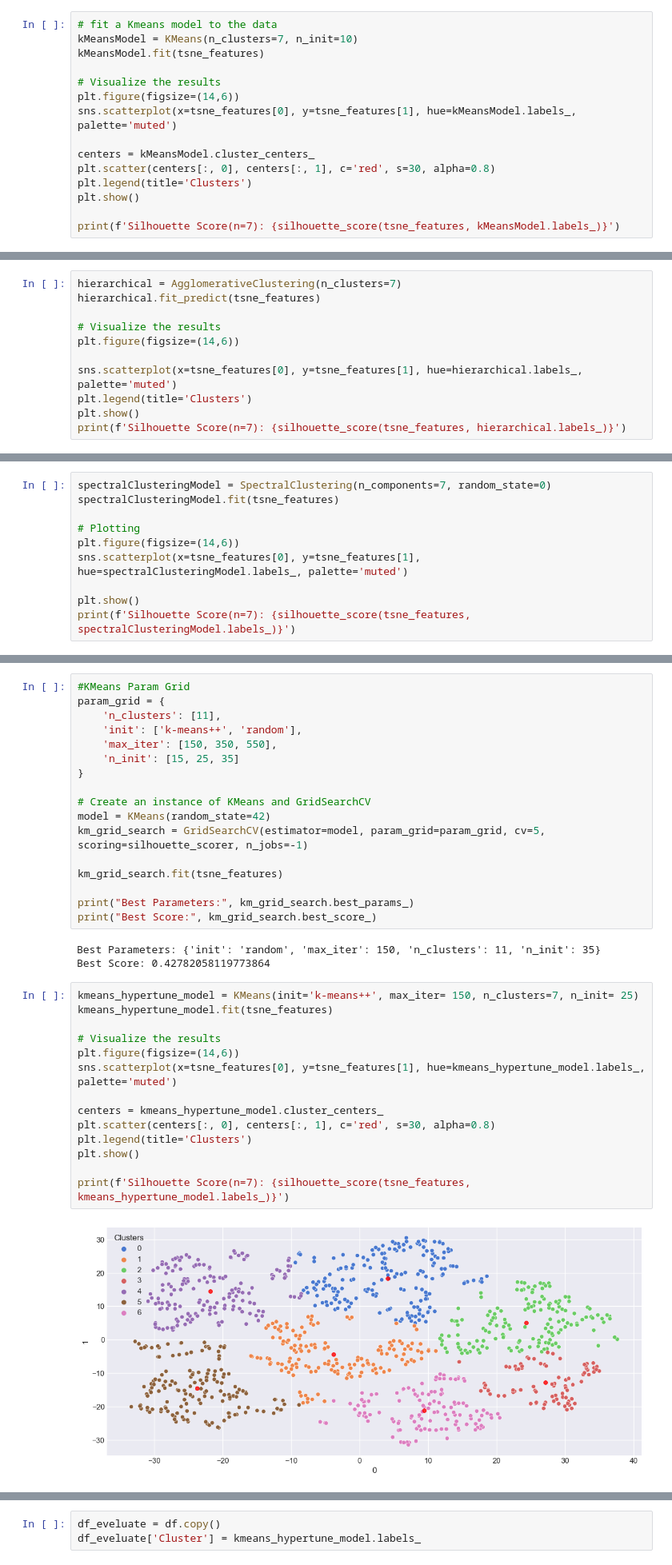
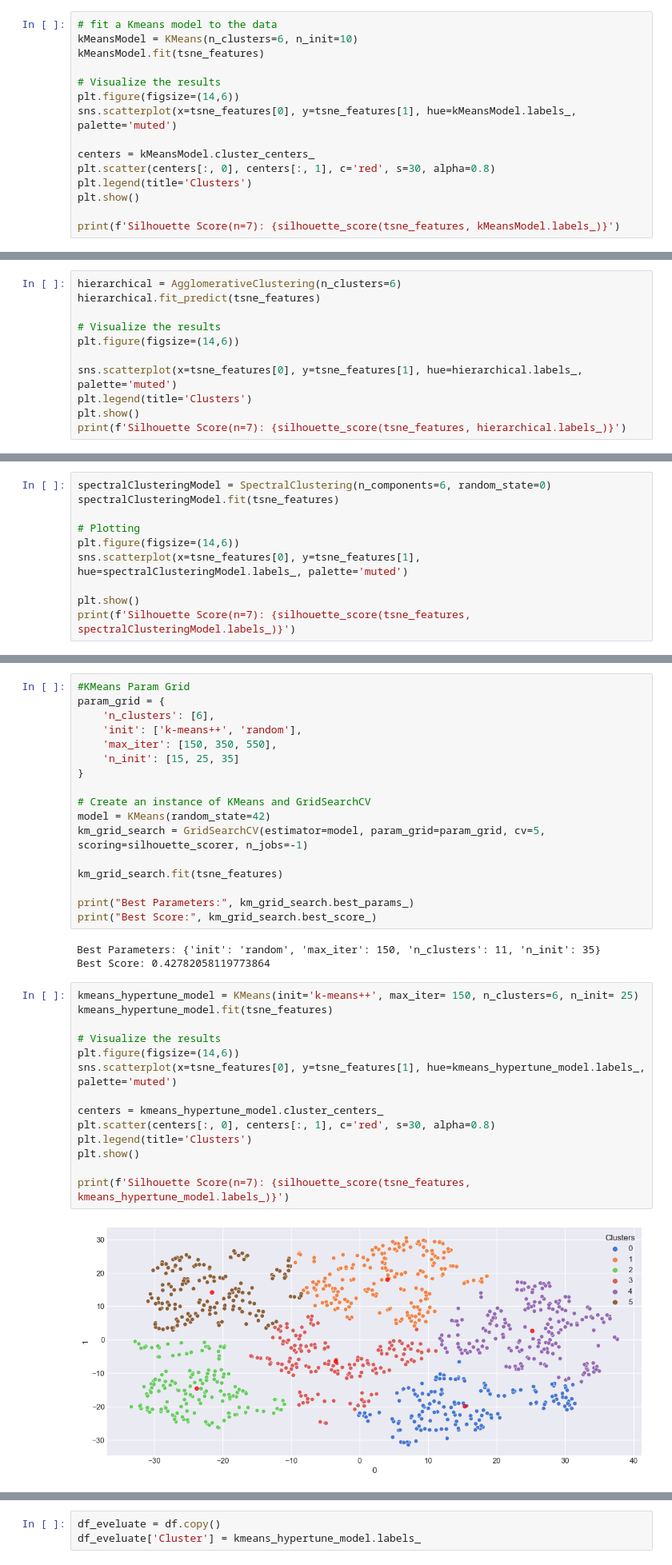
Before and after one commit to y0ngjie/AIML-ST1511-CA2, a Jupyter notebook: clustering copy.ipynb, the cells around one changed output, grey strips where cells are left out. Shown at 80% size. Drawn from its saved outputs; the diff is of its cells as text.

```diff
--- a/clustering copy.ipynb
+++ b/clustering copy.ipynb
@@ -386,7 +422,7 @@ plot_optimalK(tsne_features)
 <hr>
 # %%
 # fit a Kmeans model to the data
-kMeansModel = KMeans(n_clusters=7, n_init=10)
+kMeansModel = KMeans(n_clusters=6, n_init=10)
 kMeansModel.fit(tsne_features)
 
 # Visualize the results
@@ -440,7 +476,7 @@ plt.show()
 # %% [output]
 [figure]
 # %%
-hierarchical = AgglomerativeClustering(n_clusters=7)
+hierarchical = AgglomerativeClustering(n_clusters=6)
 hierarchical.fit_predict(tsne_features)
 
 # Visualize the results
@@ -477,7 +513,7 @@ Silhouette Score(n=7): 0.3920784890651703
 ### Spectral Clustering
 <hr>
 # %%
-spectralClusteringModel = SpectralClustering(n_components=7, random_state=0)
+spectralClusteringModel = SpectralClustering(n_components=6, random_state=0)
 spectralClusteringModel.fit(tsne_features)
 
 # Plotting
@@ -501,7 +537,7 @@ def silhouette_scorer(estimator, X):
 # %%
 #KMeans Param Grid
 param_grid = {
-    'n_clusters': [11],
+    'n_clusters': [6],
     'init': ['k-means++', 'random'],
     'max_iter': [150, 350, 550],
     'n_init': [15, 25, 35]
@@ -519,18 +555,18 @@ print("Best Score:", km_grid_search.best_score_)
 Best Parameters: {'init': 'random', 'max_iter': 150, 'n_clusters': 11, 'n_init': 35}
 Best Score: 0.42782058119773864
 # %%
-kmeans_hypertune_model = KMeans(init='k-means++', max_iter= 150, n_clusters=7, n_init= 25)
+kmeans_hypertune_model = KMeans(init='k-means++', max_iter= 150, n_clusters=6, n_init= 25)
 kmeans_hypertune_model.fit(tsne_features)
 
 # Visualize the results
 plt.figure(figsize=(14,6))
 sns.scatterplot(x=tsne_features[0], y=tsne_features[1], hue=kmeans_hypertune_model.labels_, palette='muted')
 
 centers = kmeans_hypertune_model.cluster_centers_
 plt.scatter(centers[:, 0], centers[:, 1], c='red', s=30, alpha=0.8)
 plt.legend(title='Clusters')
 plt.show()
 
 print(f'Silhouette Score(n=7): {silhouette_score(tsne_features, kmeans_hypertune_model.labels_)}')
 # %% [output]
-[figure, old version]
+[figure, new version]
```
Also changed, not shown: parts of 9 cells of this notebook.
